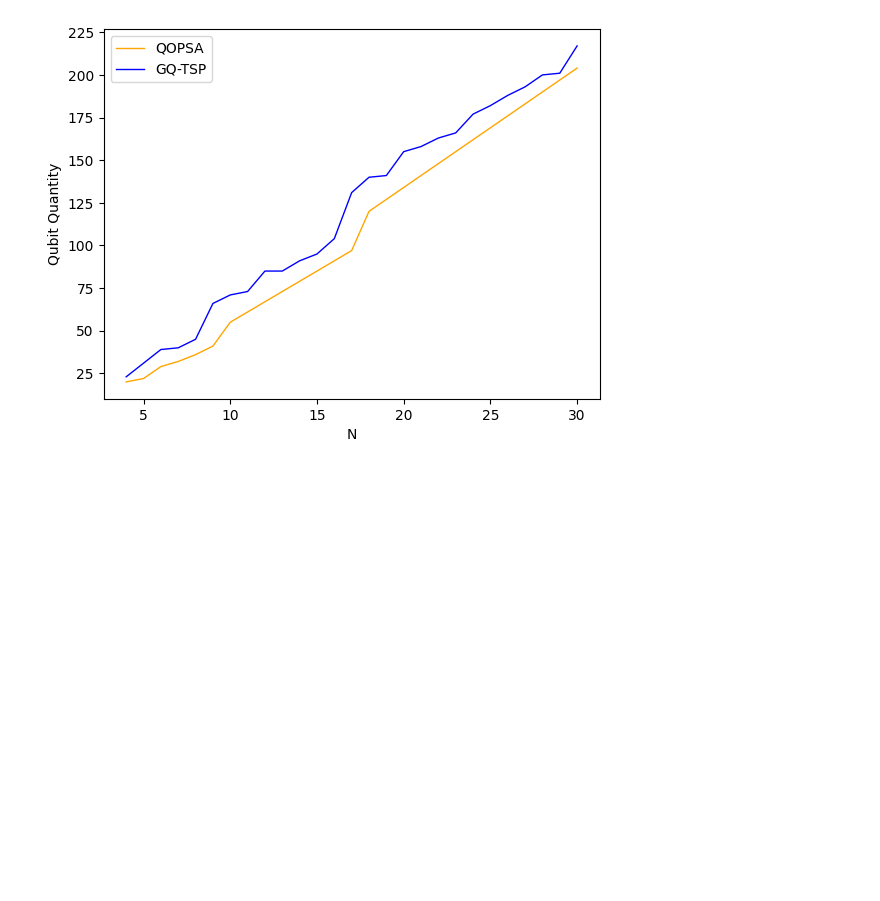
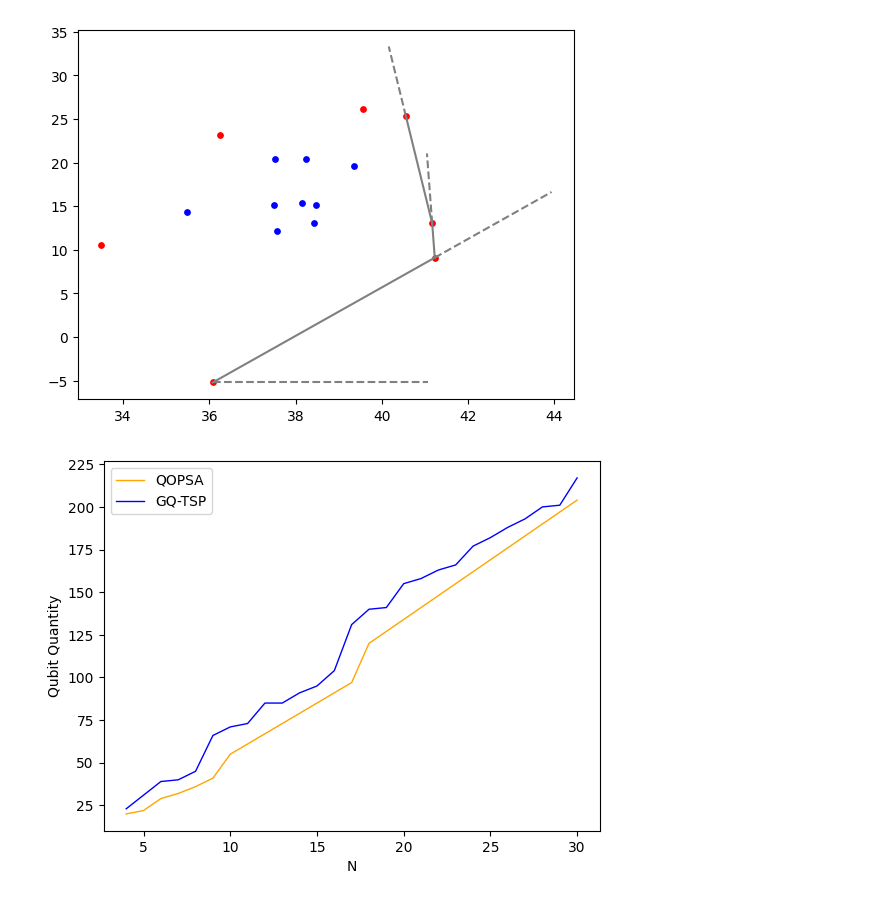
Before and after one commit to ragesi/TSP-Solution, a Jupyter notebook: demo/experiment-figure.ipynb, the cells around one changed output. Drawn from its saved outputs; the diff is of its cells as text; code cells hidden in the pictures; blank space fills up the shorter version.

```diff
--- a/demo/experiment-figure.ipynb
+++ b/demo/experiment-figure.ipynb
@@ -11,3 +49,60 @@ plt.rcParams['animation.html'] = 'jshtml'
+# %%
+file_path = r'..\dataset\16\ulysses16.tsp'
+
+with open(file_path, 'r') as file:
+    lines = file.readlines()
+
+lines = lines[7: -1]
+points = list()
+for line in lines:
+    tmp_point = line.strip().split(' ')
+    tmp_point = [float(x) for x in tmp_point]
+    tmp_point[0] = int(tmp_point[0])
+    points.append([tmp_point[1], tmp_point[2]])
+
+point_num = len(points)
+
+hull = ConvexHull(points)
+
+x_values = [points[i][0] for i in range(len(points)) if i in hull.vertices]
+y_values = [points[i][1] for i in range(len(points)) if i in hull.vertices]
+plt.scatter(x_values, y_values, marker='o', color='r', s=15)
+
+x_values = [points[i][0] for i in range(len(points)) if i not in hull.vertices]
+y_values = [points[i][1] for i in range(len(points)) if i not in hull.vertices]
+plt.scatter(x_values, y_values, marker='o', color='b', s=15)
+
+# for tmp_i in range(1, len(hull.vertices) + 1):
+for tmp_i in range(1, 4):
+    i = tmp_i % len(hull.vertices)
+    j = (i + 1) % len(hull.vertices)
+    plt.plot([points[hull.vertices[i]][0], points[hull.vertices[j]][0]],
+            [points[hull.vertices[i]][1], points[hull.vertices[j]][1]], color='grey')
+    if i == 1:
+        plt.plot([points[hull.vertices[i]][0], points[hull.vertices[i]][0] + 5],
+                [points[hull.vertices[i]][1], points[hull.vertices[i]][1]],
+                linestyle='--', color='grey')
+
+    delta_y = 5 if points[hull.vertices[j]][1] > points[hull.vertices[i]][1] else -5
+    delta_x = delta_y * (points[hull.vertices[j]][0] - points[hull.vertices[i]][0]) / (
+        points[hull.vertices[j]][1] - points[hull.vertices[i]][1])
+    length = np.linalg.norm([delta_x, delta_y])
+    delta_x = delta_x / length * 8
+    delta_y = delta_y / length * 8
+    plt.plot([points[hull.vertices[j]][0], points[hull.vertices[j]][0] + delta_x],
+            [points[hull.vertices[j]][1], points[hull.vertices[j]][1] + delta_y],
+            linestyle='--', color='grey')
+
+# plt.plot([36.08, 41.08], [-5.21, -5.21], linestyle='--', color='grey')
+# plt.plot([36.08, 41.23], [-5.21, 9.10], color='grey')
+# plt.plot([41.23, 44.23], [9.10, 17.4359], linestyle='--', color='grey')
+# plt.plot([41.23, 41.17], [9.10, 13.05], color='grey')
+# plt.plot([41.17, 41.018], [13.05, 23.05], linestyle='--', color='grey')
+# plt.plot([41.17, 40.56], [13.05, 25.32], color='grey')
+
+plt.show()
+# %% [output]
+[figure, added]
 # %%
 """ QOPSA算法和GQ-TSP算法的量子比特使用量的曲线图 此处比较的都是计算N个节点的哈密顿回路"""
 
```
Also changed, not shown: parts of 2 cells of this notebook, 10 other files.
